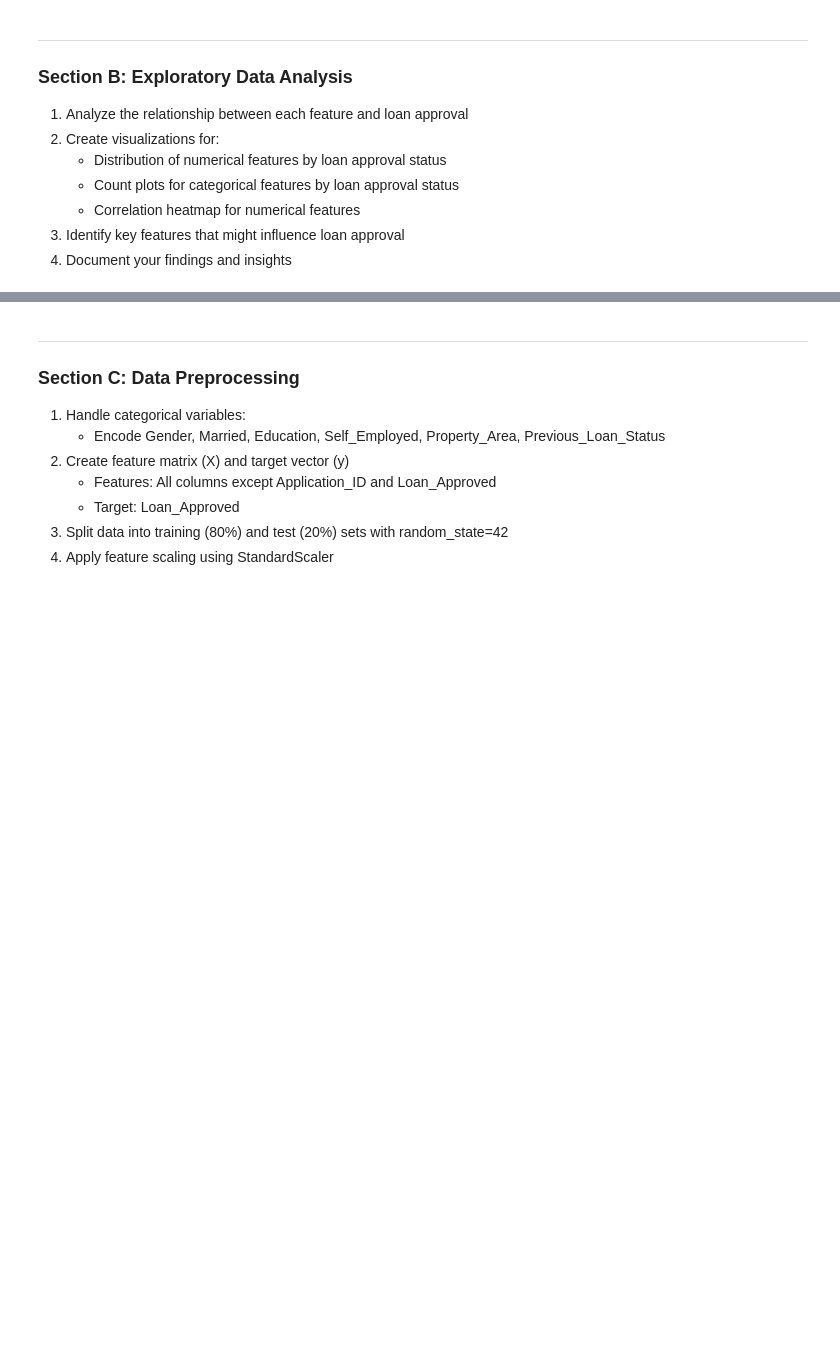
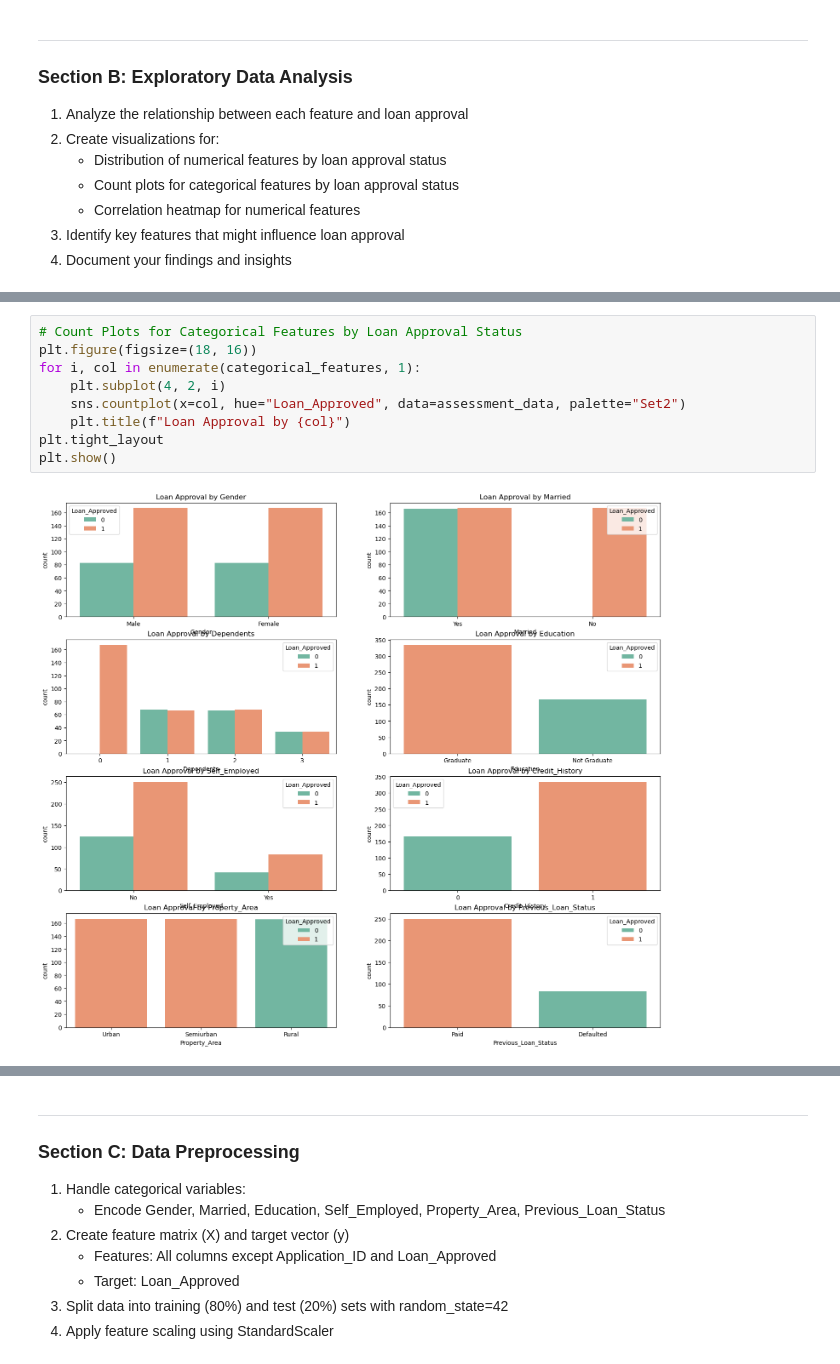
Before and after one commit to Blessing-Ekeh/dataraflow-week17-Classification-models, a Jupyter notebook: Take Home.ipynb, the cells around one changed output, grey strips where cells are left out. Saved outputs shown, nothing was run; the diff lists cells and outputs as text; blank space fills up the shorter version.

```diff
--- a/Take Home.ipynb
+++ b/Take Home.ipynb
@@ -1519 +1540,12 @@ preprocessor = ColumnTransformer(transformers=[('num', StandardScaler(), numeric
+# %%
+# Count Plots for Categorical Features by Loan Approval Status
+plt.figure(figsize=(18, 16))
+for i, col in enumerate(categorical_features, 1):
+    plt.subplot(4, 2, i)
+    sns.countplot(x=col, hue="Loan_Approved", data=assessment_data, palette="Set2")
+    plt.title(f"Loan Approval by {col}")
+plt.tight_layout
+plt.show()
+# %% [output]
+[figure, added]
 # %%
```
Also changed, not shown: parts of 7 cells of this notebook.
